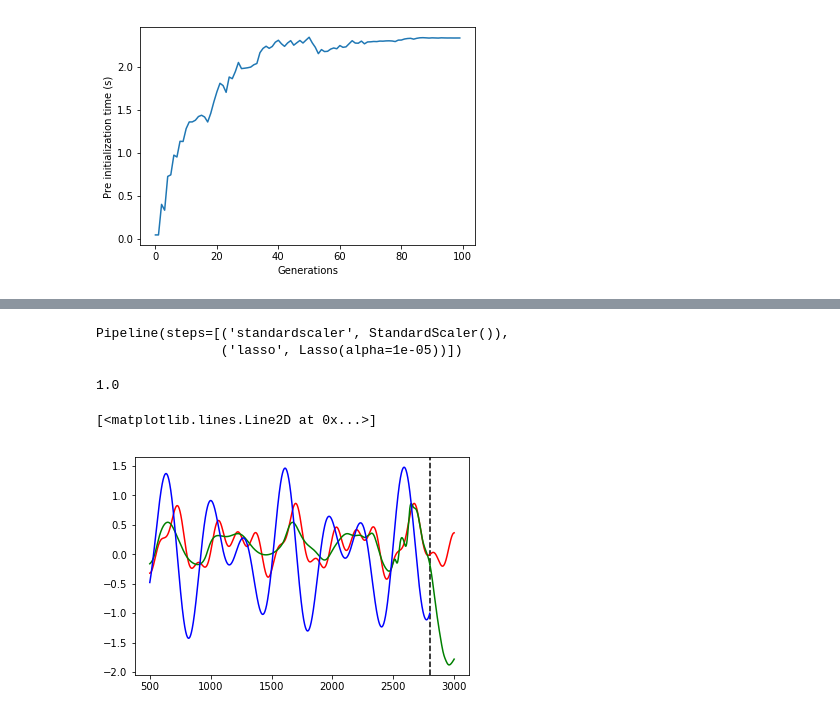
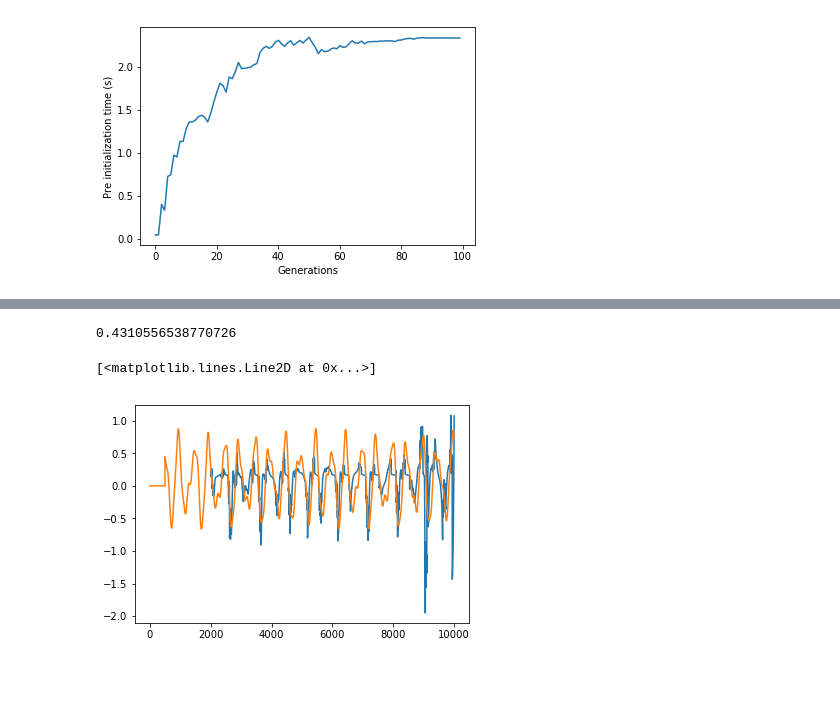
Before and after one commit to rzhu40/nwn_l2l, a Jupyter notebook: playground/include_test.ipynb, the cells around one changed output, grey strips where cells are left out. Drawn from its saved outputs; the diff is of its cells as text; code cells hidden in the pictures; blank space fills up the shorter version.

```diff
--- a/playground/include_test.ipynb
+++ b/playground/include_test.ipynb
@@ -109,12 +103,13 @@ tensor([20, 20,  0,  0,  6,  6,  2,  2,  2,  6, 18,  2,  2,  6,  6,  6,  2, 20,
 # %%
-params = pkl_load(data_path+f"results/gen_{90:04d}_ind_{18:04d}.pkl")["params"]
+params = pkl_load(data_path+f"results/gen_{99:04d}_ind_{5:04d}.pkl")["params"]
 # %%
-steps = 3000
+steps = 10000
 W_in  = params["W_in_mean"] * 3
 b_in  = params["b_in_mean"]
 net   = prepare_network()
 
-net.junction_state.L = lambda_dict["lambda"][int(params["init_time"] * 10000)]
+net.junction_state.L = lambda_dict["lambda"][2500]
+# net.junction_state.L = lambda_dict["lambda"][int(params["init_time"] * 10000)]
 
 
 for t in tqdm(range(steps)):
@@ -125,8 +120,8 @@ for t in tqdm(range(steps)):
     readout[t,:] = net.V[elec_out]
     # netG[t]      = net.I[-1] / sig_in[0]
 # %%
-train_range = torch.arange(500,2800)
-test_range  = torch.arange(2800,3000)
+train_range = torch.arange(2000,9000)
+test_range  = torch.arange(9000,10000)
 
 # train_range = torch.arange(1000, 3000)
 # test_range  = torch.arange(500,1000)
@@ -181,16 +154,31 @@ regressor = linear_model.RidgeCV(alphas = alphas,fit_intercept=True)
 # %%
-from sklearn.pipeline import make_pipeline
-from sklearn.preprocessing import StandardScaler
 
 # Always scale the input. The most convenient way is to use a pipeline.
 # reg = make_pipeline(StandardScaler(),
 #             linear_model.SGDRegressor(max_iter=10000000, tol=1e-1))
 # reg = make_pipeline(StandardScaler(),
 #             linear_model.RidgeCV())
-reg = make_pipeline(StandardScaler(),
-            linear_model.Lasso(alpha = 1e-5))
+# alphas   = [1e-4, 1e-3, 1e-2, 1e-1, 5e-1, 1]
+# alphas = 10**np.linspace(-4,0,5)
+alphas = [1e-5, 1e-4, 1e-3, 1e-2, 5e-2, 1e-1, 5e-1, 1]
+model  = linear_model.RidgeCV(
+                            alphas = alphas,
+                            cv     = KFold(10),
+                                 )
 
-reg.fit(lhs, rhs)
+filter = SelectFromModel(model)
+reg    = make_pipeline(
+                StandardScaler(),
+                filter,
+                model
+                )
+
+reg.fit(lhs[train_range], rhs[train_range])
+predict = reg.predict(lhs)
+
+print(mean_squared_error(
+                        predict[test_range],
+                        rhs[test_range]
+                        ))
 # %% [output]
-Pipeline(steps=[('standardscaler', StandardScaler()),
-                ('lasso', Lasso(alpha=1e-05))])
+0.4310556538770726
@@ -203,20 +185,6 @@ from sklearn.metrics import mean_squared_error
-# %%
-reg.score(lhs, reg.predict(lhs))
-# %% [output]
-1.0
-# %%
-plt.plot(train_range,rhs, c = "r")
-plt.axvline(train_range[-1], c = "k", ls = "--")
-
-plt.plot(test_range,test_rhs, c = "r")
-
-# plt.twinx()
-plt.plot(train_range, reg.predict(lhs), c = "g")
-# plt.plot(train_range,weight @ lhs.T, c = "g")
-
-plt.plot(test_range, reg.predict(test_lhs), c = "g")
-
-plt.plot(train_range, X[train_range], "b")
-# %% [output]
-[<matplotlib.lines.Line2D at 0x...>]
-[figure, removed]
+# %%
+plt.plot(range(2000,10000), predict[2000:])
+plt.plot(rhs)
+# %% [output]
+[<matplotlib.lines.Line2D at 0x...>]
+[figure, added]
```
Also changed, not shown: parts of 9 cells of this notebook.
